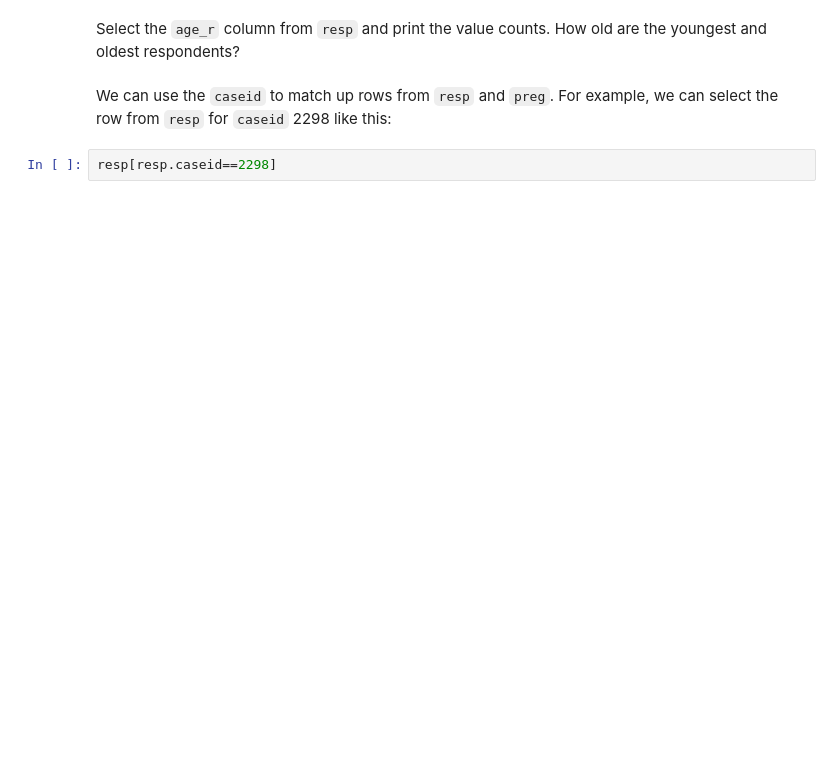
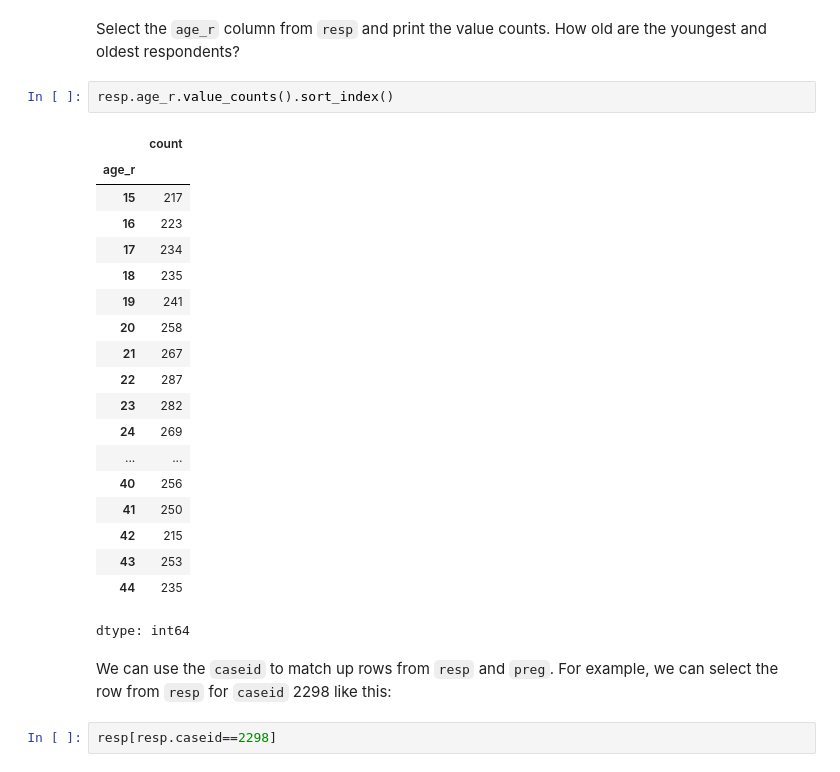
Before and after one commit to Marcusrem/PiensaStats, a Jupyter notebook: code/chap01ex.ipynb, the cells around one changed output. Cells and saved outputs as stored; diff of their text form; blank space fills up the shorter version.

```diff
--- a/code/chap01ex.ipynb
+++ b/code/chap01ex.ipynb
@@ -199,5 +253,27 @@ resp.head()
 # %% [markdown]
 Select the `age_r` column from `resp` and print the value counts.  How old are the youngest and oldest respondents?
+# %%
+resp.age_r.value_counts().sort_index()
+# %% [output]
+|  | count |
+| age_r |  |
+| 15 | 217 |
+| 16 | 223 |
+| 17 | 234 |
+| 18 | 235 |
+| 19 | 241 |
+| 20 | 258 |
+| 21 | 267 |
+| 22 | 287 |
+| 23 | 282 |
+| 24 | 269 |
+| ... | ... |
+| 40 | 256 |
+| 41 | 250 |
+| 42 | 215 |
+| 43 | 253 |
+| 44 | 235 |
+dtype: int64
 # %% [markdown]
 We can use the `caseid` to match up rows from `resp` and `preg`.  For example, we can select the row from `resp` for `caseid` 2298 like this:
 # %%
```
Also changed, not shown: parts of 15 cells of this notebook.
